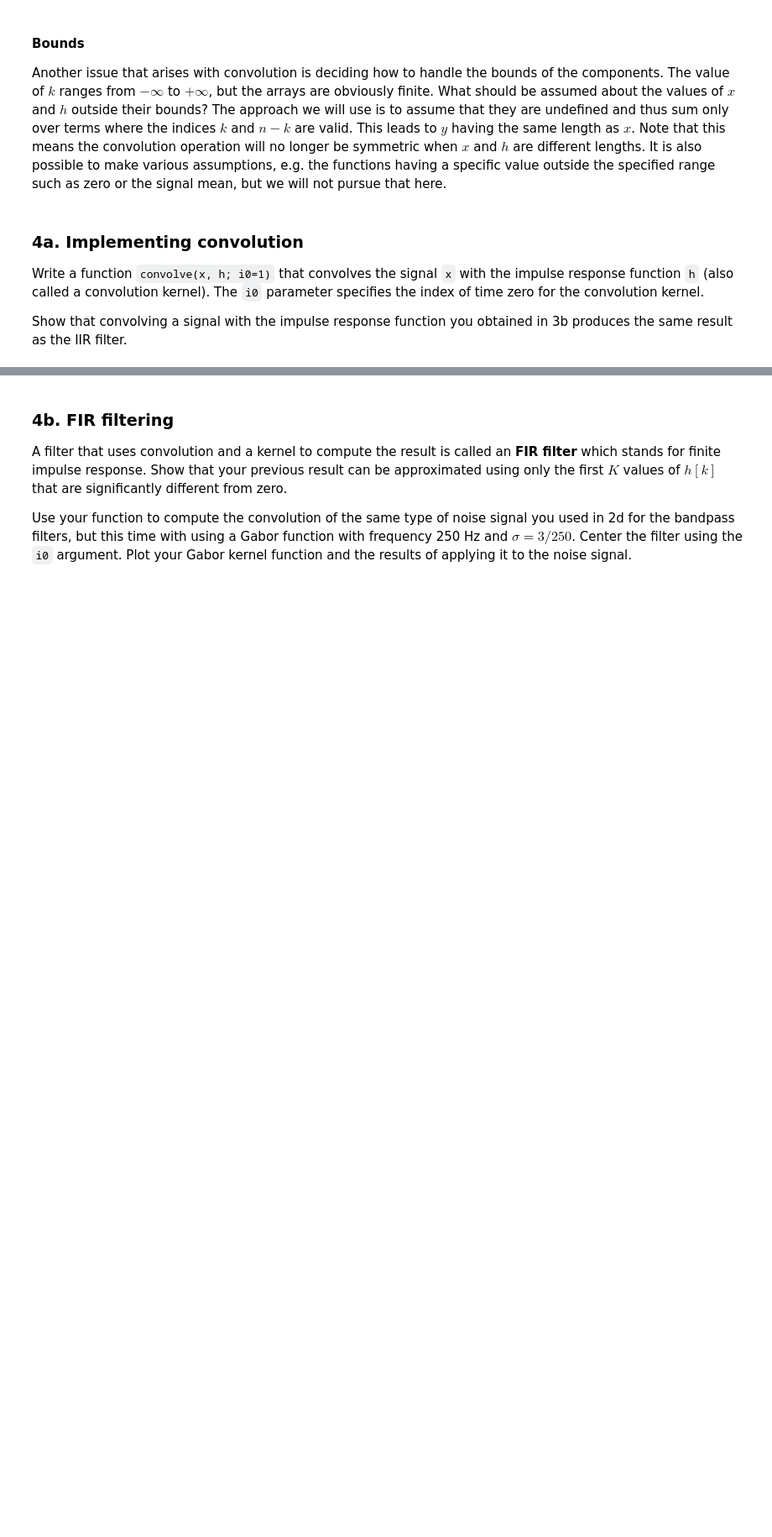
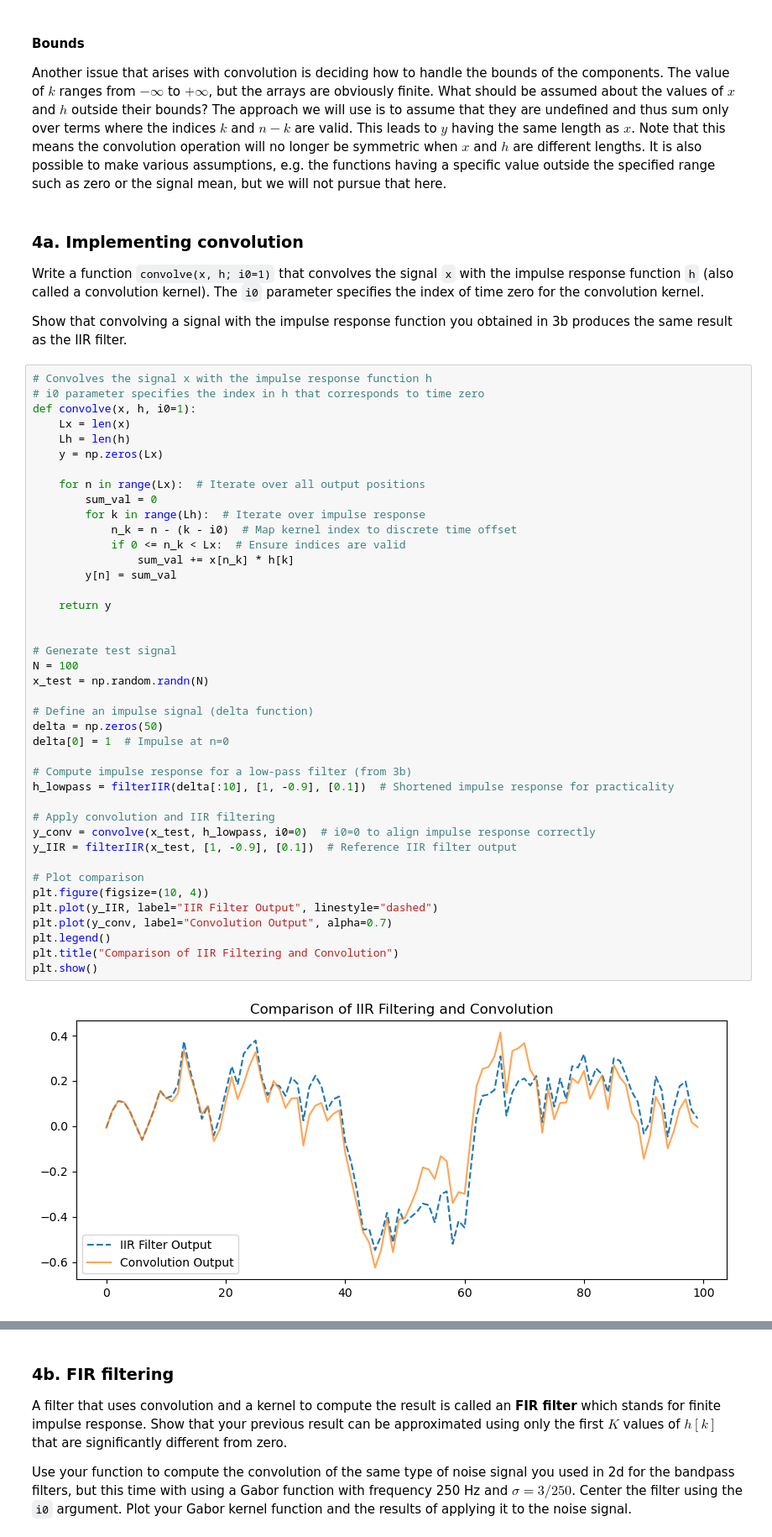
Before and after one commit to hartwilliams/Filtering_and_Signal_Smoothing, a Jupyter notebook: Filtering.ipynb, the cells around one changed output, grey strips where cells are left out. Shown at 84% size. Saved outputs shown, nothing was run; the diff lists cells and outputs as text; blank space fills up the shorter version.

```diff
--- a/Filtering.ipynb
+++ b/Filtering.ipynb
@@ -833,3 +833,46 @@ Another issue that arises with convolution is deciding how to handle the bounds
 Write a function `convolve(x, h; i0=1)` that convolves the signal `x` with the impulse response function `h` (also called a convolution kernel). The `i0` parameter specifies the index of time zero for the convolution kernel.
 
 Show that convolving a signal with the impulse response function you obtained in 3b produces the same result as the IIR filter.
+# %%
+# Convolves the signal x with the impulse response function h
+# i0 parameter specifies the index in h that corresponds to time zero
+def convolve(x, h, i0=1):
+    Lx = len(x)
+    Lh = len(h)
+    y = np.zeros(Lx)
+
+    for n in range(Lx):  # Iterate over all output positions
+        sum_val = 0
+        for k in range(Lh):  # Iterate over impulse response
+            n_k = n - (k - i0)  # Map kernel index to discrete time offset
+            if 0 <= n_k < Lx:  # Ensure indices are valid
+                sum_val += x[n_k] * h[k]
+        y[n] = sum_val
+
+    return y
+
+
+# Generate test signal
+N = 100
+x_test = np.random.randn(N)
+
+# Define an impulse signal (delta function)
+delta = np.zeros(50)
+delta[0] = 1  # Impulse at n=0
+
+# Compute impulse response for a low-pass filter (from 3b)
+h_lowpass = filterIIR(delta[:10], [1, -0.9], [0.1])  # Shortened impulse response for practicality
+
+# Apply convolution and IIR filtering
+y_conv = convolve(x_test, h_lowpass, i0=0)  # i0=0 to align impulse response correctly
+y_IIR = filterIIR(x_test, [1, -0.9], [0.1])  # Reference IIR filter output
+
+# Plot comparison
+plt.figure(figsize=(10, 4))
+plt.plot(y_IIR, label="IIR Filter Output", linestyle="dashed")
+plt.plot(y_conv, label="Convolution Output", alpha=0.7)
+plt.legend()
+plt.title("Comparison of IIR Filtering and Convolution")
+plt.show()
+# %% [output]
+[figure, added]
```
Also changed, not shown: parts of 4 cells of this notebook.
